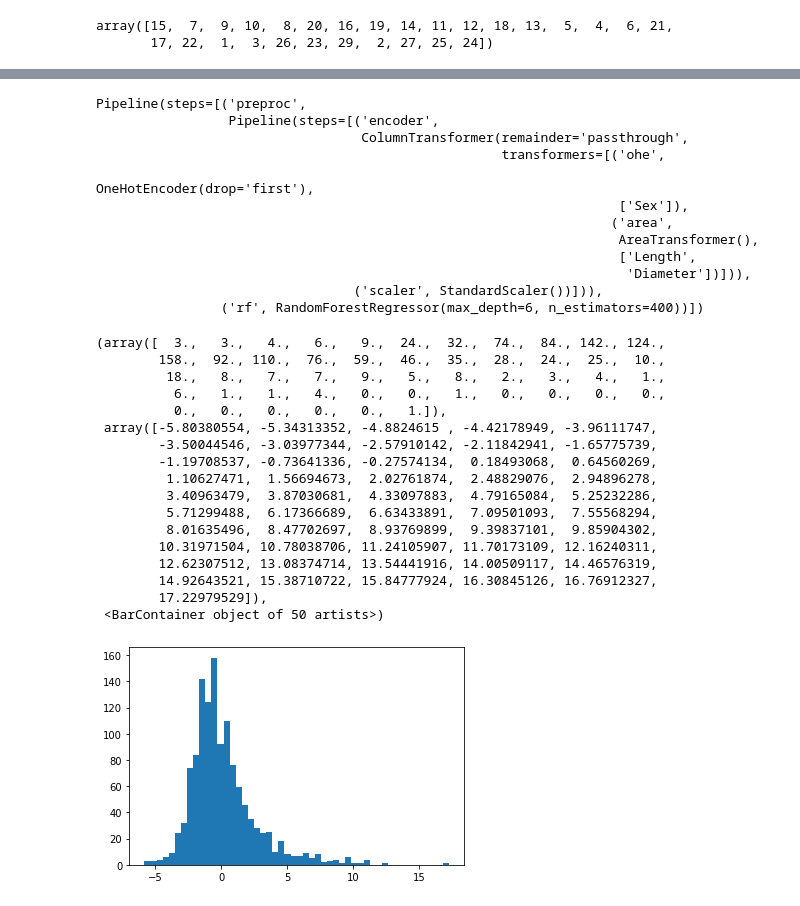
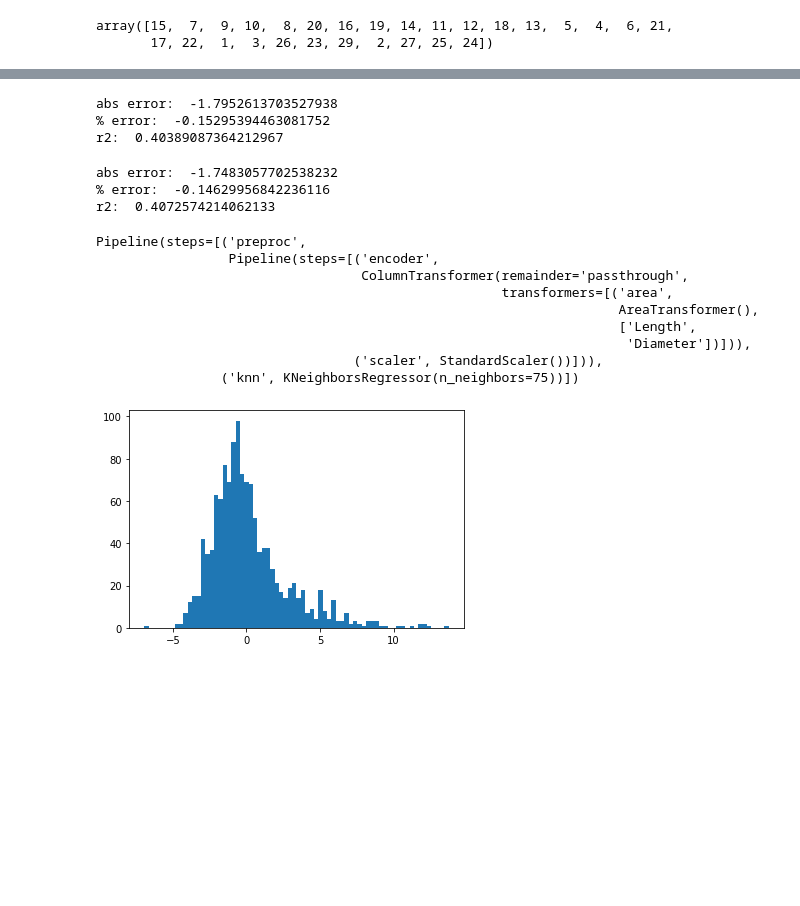
Before and after one commit to alecsharpie/abalone, a Jupyter notebook: Modelling.ipynb, the cells around one changed output, grey strips where cells are left out. Drawn from its saved outputs; the diff is of its cells as text; code cells hidden in the pictures; blank space fills up the shorter version.

Commit message:
grid search rf, svr, knn, knn was the best

```diff
--- a/Modelling.ipynb
+++ b/Modelling.ipynb
@@ -239,16 +330,51 @@ r2:  0.40173318011294723
+# %%
+best_svr = Pipeline([
+    ('preproc', preproc),
+    ('gbr', SVR(C=9, epsilon=2))
+])
+
+res = cross_validate(best_svr,
+               X_train_alive,
+               y_train,
+               cv = 10,
+               scoring = ['neg_mean_absolute_error','neg_mean_absolute_percentage_error', 'r2'])
+
+print('abs error: ', res['test_neg_mean_absolute_error'].mean())
+print('% error: ', res['test_neg_mean_absolute_percentage_error'].mean())
+print('r2: ', res['test_r2'].mean())
+# %% [output]
+abs error:  -1.7952613703527938
+% error:  -0.15295394463081752
+r2:  0.40389087364212967
+# %%
+voter = VotingRegressor([('svr', best_svr),
+                         ('knn', best_knn),
+                         ('rf', small_rf)])
+
+
+res = cross_validate(voter,
+               X_train_alive,
+               y_train,
+               cv = 5,
+               scoring = ['neg_mean_absolute_error','neg_mean_absolute_percentage_error', 'r2'])
+
+print('abs error: ', res['test_neg_mean_absolute_error'].mean())
+print('% error: ', res['test_neg_mean_absolute_percentage_error'].mean())
+print('r2: ', res['test_r2'].mean())
+# %% [output]
+abs error:  -1.7483057702538232
+% error:  -0.14629956842236116
+r2:  0.4072574214062133
 # %%
-small_rf.fit(X_train_alive, y_train)
+best_knn.fit(X_train_alive, y_train)
 # %% [output]
 Pipeline(steps=[('preproc',
                  Pipeline(steps=[('encoder',
                                   ColumnTransformer(remainder='passthrough',
-                                                    transformers=[('ohe',
-                                                                   OneHotEncoder(drop='first'),
-                                                                   ['Sex']),
-                                                                  ('area',
+                                                    transformers=[('area',
                                                                    AreaTransformer(),
                                                                    ['Length',
                                                                     'Diameter'])])),
                                  ('scaler', StandardScaler())])),
-                ('rf', RandomForestRegressor(max_depth=6, n_estimators=400))])
+                ('knn', KNeighborsRegressor(n_neighbors=75))])
 # %%
@@ -256,23 +382,7 @@ y_pred = small_rf.predict(X_test_alive)
 # %%
-e = y_test - y_pred
+resid = y_test - y_pred
 # %%
-plt.hist(e, bins = 50)
+plt.hist(e, bins = 70)
+plt.show()
 # %% [output]
-(array([  3.,   3.,   4.,   6.,   9.,  24.,  32.,  74.,  84., 142., 124.,
-        158.,  92., 110.,  76.,  59.,  46.,  35.,  28.,  24.,  25.,  10.,
-         18.,   8.,   7.,   7.,   9.,   5.,   8.,   2.,   3.,   4.,   1.,
-          6.,   1.,   1.,   4.,   0.,   0.,   1.,   0.,   0.,   0.,   0.,
-          0.,   0.,   0.,   0.,   0.,   1.]),
- array([-5.80380554, -5.34313352, -4.8824615 , -4.42178949, -3.96111747,
-        -3.50044546, -3.03977344, -2.57910142, -2.11842941, -1.65775739,
-        -1.19708537, -0.73641336, -0.27574134,  0.18493068,  0.64560269,
-         1.10627471,  1.56694673,  2.02761874,  2.48829076,  2.94896278,
-         3.40963479,  3.87030681,  4.33097883,  4.79165084,  5.25232286,
-         5.71299488,  6.17366689,  6.63433891,  7.09501093,  7.55568294,
-         8.01635496,  8.47702697,  8.93769899,  9.39837101,  9.85904302,
-        10.31971504, 10.78038706, 11.24105907, 11.70173109, 12.16240311,
-        12.62307512, 13.08374714, 13.54441916, 14.00509117, 14.46576319,
-        14.92643521, 15.38710722, 15.84777924, 16.30845126, 16.76912327,
-        17.22979529]),
- <BarContainer object of 50 artists>)
-[figure, old version]
+[figure, new version]
```
Also changed, not shown: parts of 38 cells of this notebook.
